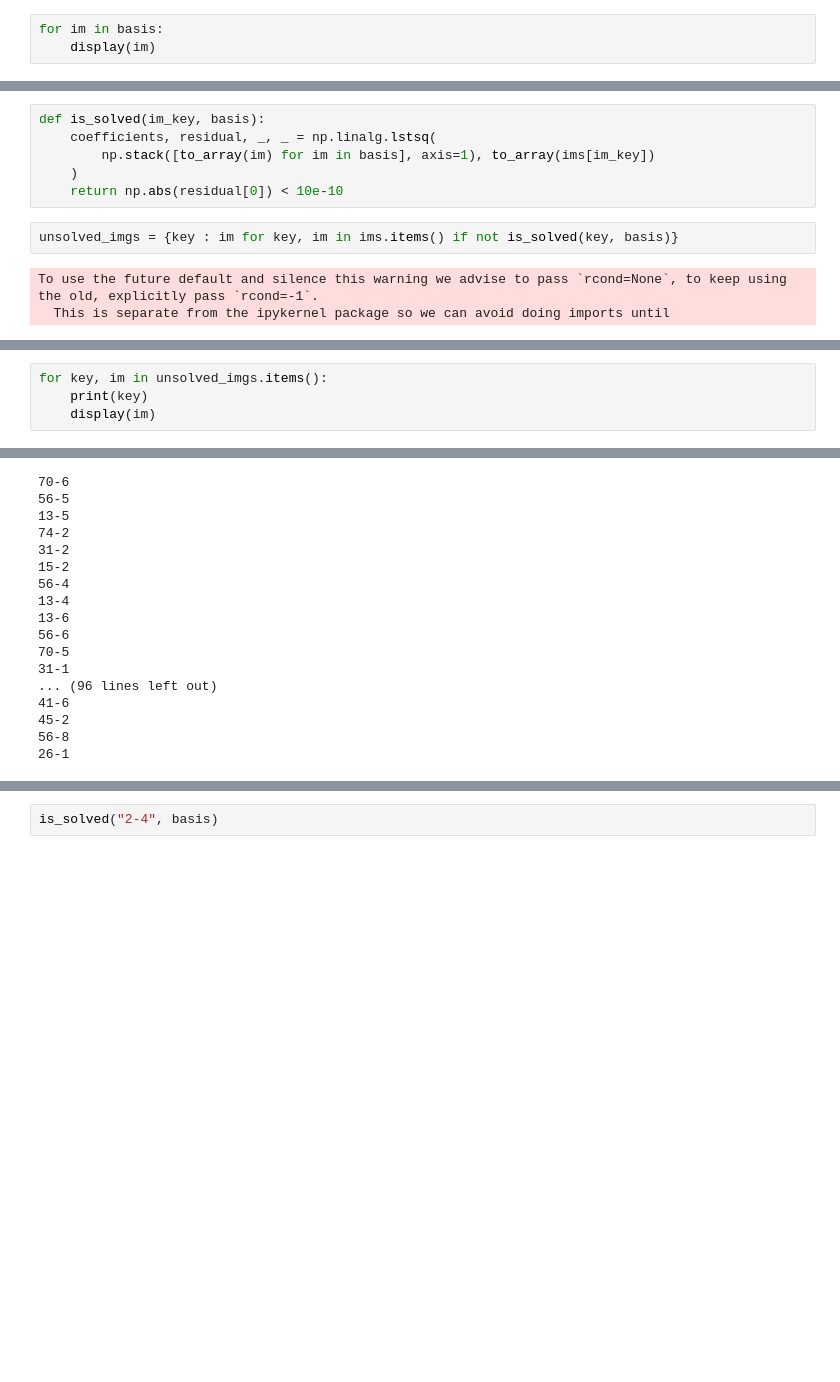
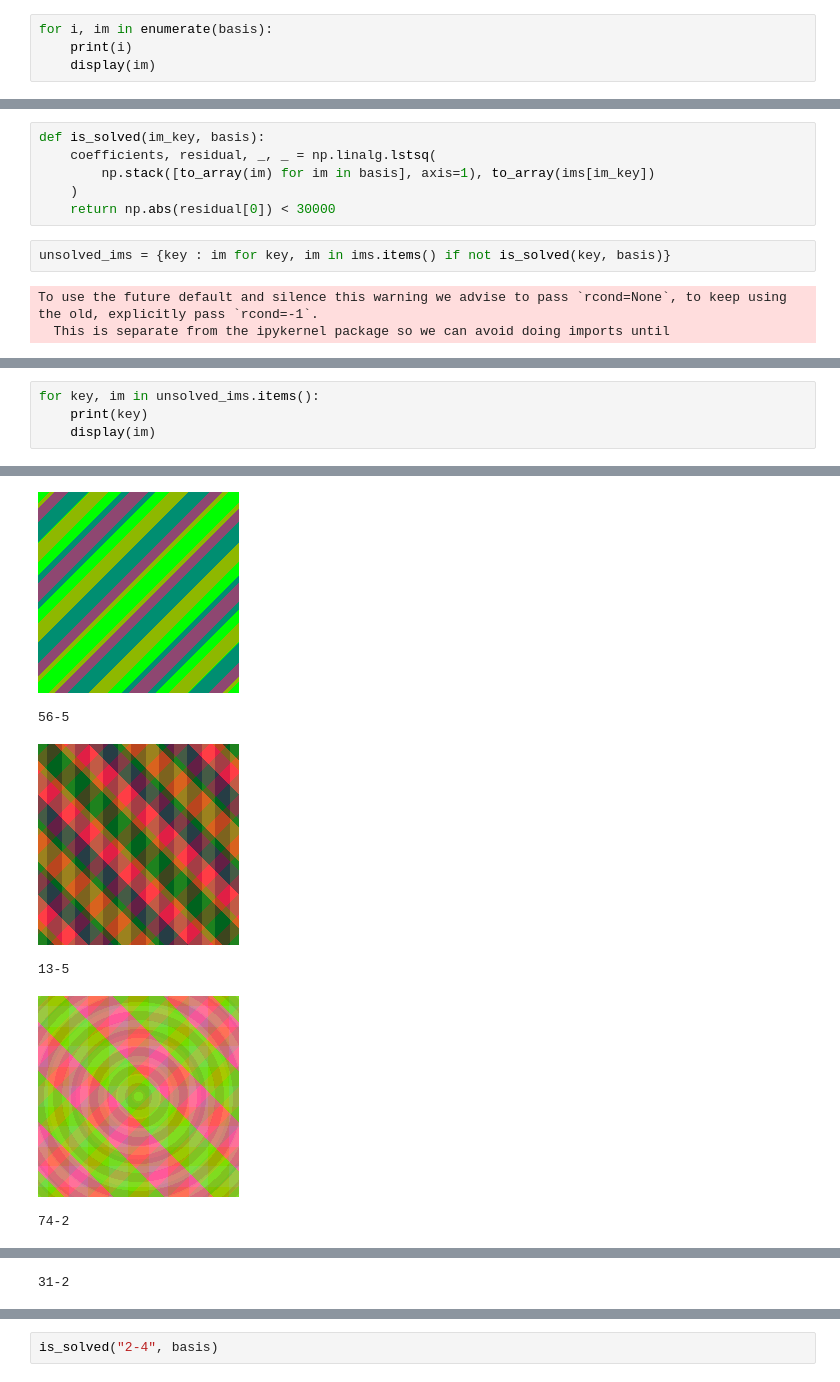
Before and after one commit to emannes/library-of-images, a Jupyter notebook: library.ipynb, the cells around one changed output, grey strips where cells are left out. Cells and saved outputs as stored; diff of their text form; blank space fills up the shorter version.

```diff
--- a/library.ipynb
+++ b/library.ipynb
@@ -28,4 +33,5 @@ Image.blend(ims['70-7'], basis[6],-1)
 # %%
-for im in basis:
+for i, im in enumerate(basis):
+    print(i)
     display(im)
 # %% [output]
@@ -49,9 +56,9 @@ def is_solved(im_key, basis):
     coefficients, residual, _, _ = np.linalg.lstsq(
         np.stack([to_array(im) for im in basis], axis=1), to_array(ims[im_key])
     )
-    return np.abs(residual[0]) < 10e-10
+    return np.abs(residual[0]) < 30000
 # %%
-unsolved_imgs = {key : im for key, im in ims.items() if not is_solved(key, basis)}
+unsolved_ims = {key : im for key, im in ims.items() if not is_solved(key, basis)}
 # %% [output]
 To use the future default and silence this warning we advise to pass `rcond=None`, to keep using the old, explicitly pass `rcond=-1`.
   This is separate from the ipykernel package so we can avoid doing imports until
@@ -62,5 +69,5 @@ NameError: name 'imgs' is not defined
 # %%
-for key, im in unsolved_imgs.items():
+for key, im in unsolved_ims.items():
     print(key)
     display(im)
 # %% [output]
@@ -69,17 +75,6 @@ To use the future default and silence this warning we advise to pass `rcond=None
+[figure, added]
-70-6
 56-5
-13-5
-74-2
-31-2
-15-2
-56-4
-13-4
-13-6
-56-6
-70-5
-31-1
-... (96 lines left out)
-41-6
-45-2
-56-8
-26-1
+[figure, added]
+13-5
+[figure, added]
+74-2
@@ -85,0 +82 @@ To use the future default and silence this warning we advise to pass `rcond=None
+31-2
```
Also changed, not shown: parts of 10 cells of this notebook.
